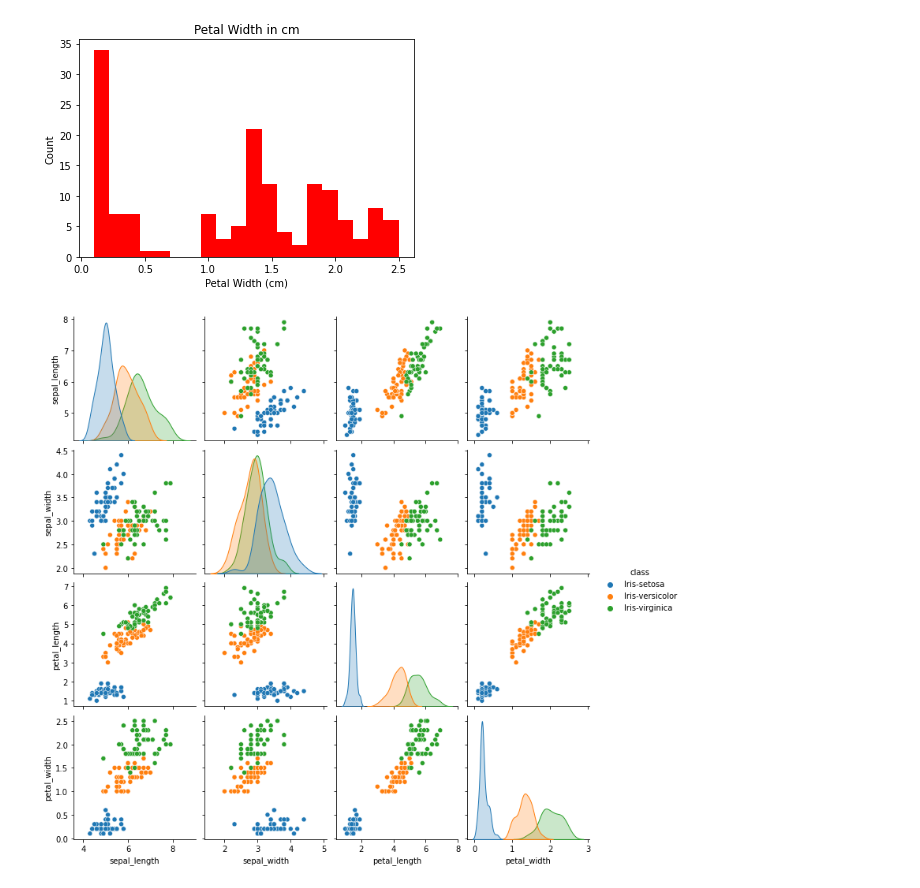
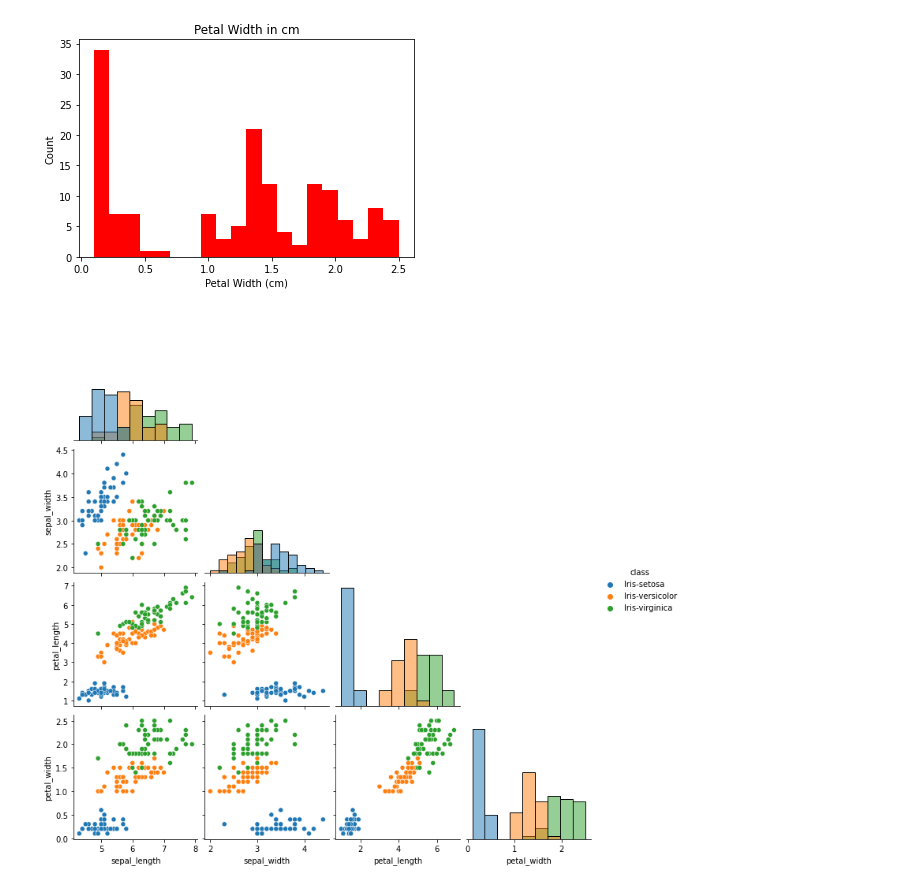
Before and after one commit to pcsukumar/pands-project, a Jupyter notebook: README.ipynb, the cells around one changed output. Saved outputs shown, nothing was run; the diff lists cells and outputs as text; code cells hidden in the pictures.

```diff
--- a/README.ipynb
+++ b/README.ipynb
@@ -135,6 +144,6 @@ plt.show()
 # %% [output]
 [figure]
 # %%
-g = sns.pairplot(df, hue = 'class')
+g = sns.pairplot(df, hue = 'class', diag_kind="hist", corner=True)
 # %% [output]
-[figure, old version]
+[figure, new version]
```
Also changed, not shown: parts of 4 cells of this notebook, 8 other files.
